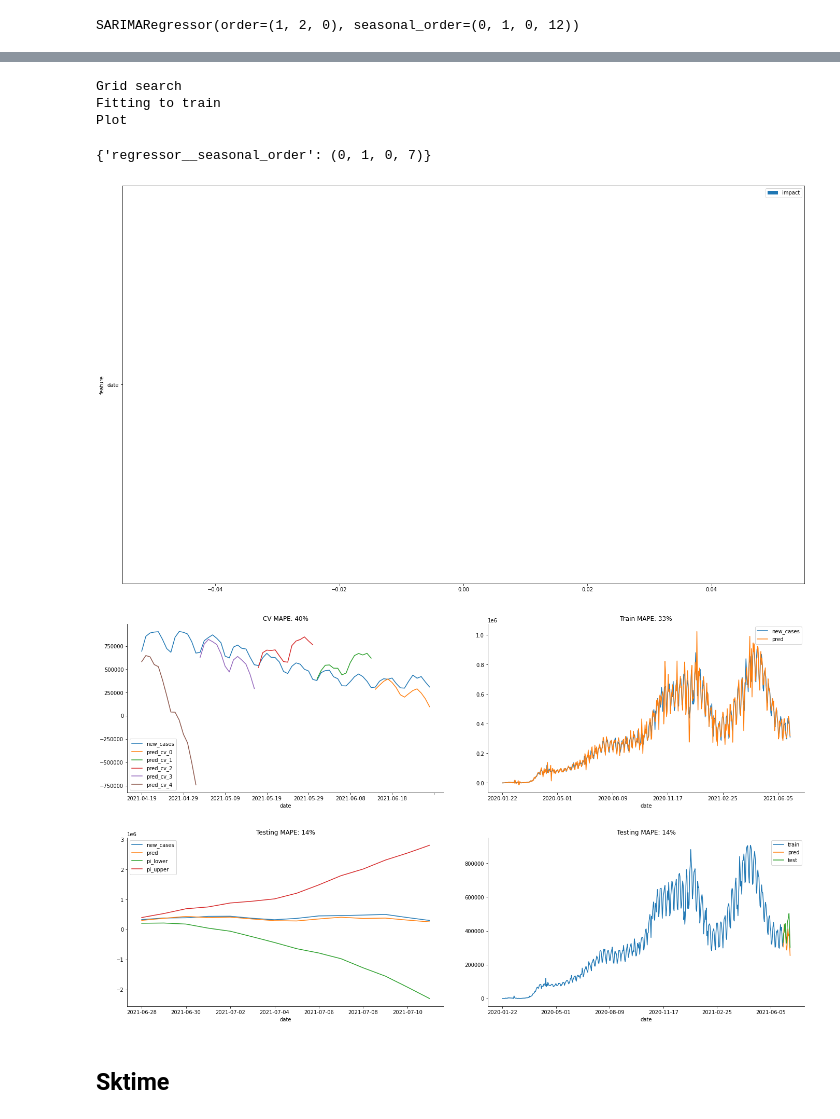
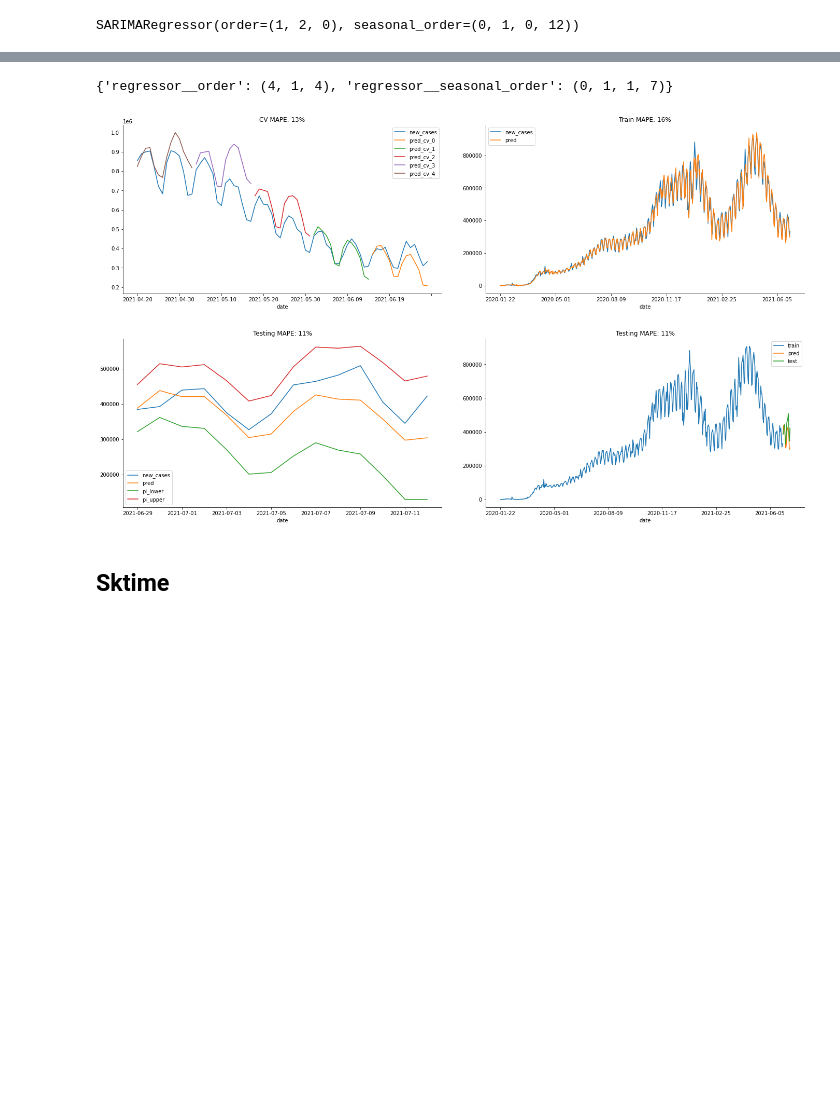
Before and after one commit to lady-pandas/AI-Time-Series-Forecasting-with-Python-, a Jupyter notebook: sarima.ipynb, the cells around one changed output, grey strips where cells are left out. Drawn from its saved outputs; the diff is of its cells as text; code cells hidden in the pictures; blank space fills up the shorter version.

```diff
--- a/sarima.ipynb
+++ b/sarima.ipynb
@@ -896,21 +697,17 @@ from sklearn_ts.validator import check_model
 # %%
 import warnings
 warnings.filterwarnings('ignore')
 
-params = {'seasonal_order': [(0, 1, 0, 7)]}
+params = {'order': [(4, 1, 4)], 'seasonal_order': [(0, 1, 1, 7)]}
 regressor = SARIMARegressor()
 
 dataset.index = dataset['date']
 
 results = check_model(regressor, params, dataset)
 results['best_params']
 # %% [output]
-Grid search
-Fitting to train
-Plot
+{'regressor__order': (4, 1, 4), 'regressor__seasonal_order': (0, 1, 1, 7)}
-{'regressor__seasonal_order': (0, 1, 0, 7)}
-[figure, old version]
+[figure, new version]
-[figure, removed]
 # %% [markdown]
 ## Sktime
 # %%
```
Also changed, not shown: parts of 79 cells of this notebook, 16 other files.
